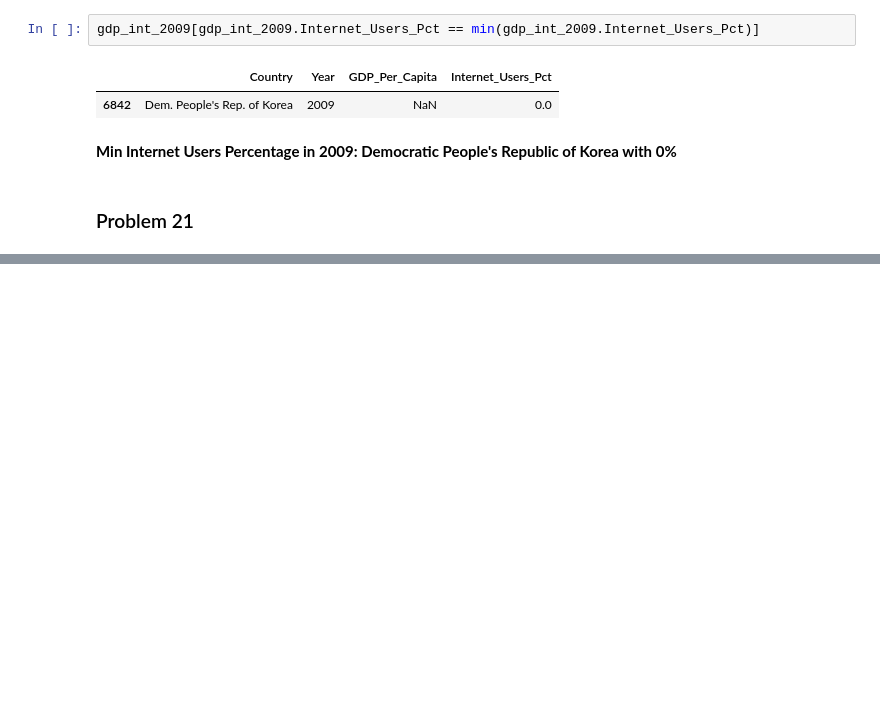
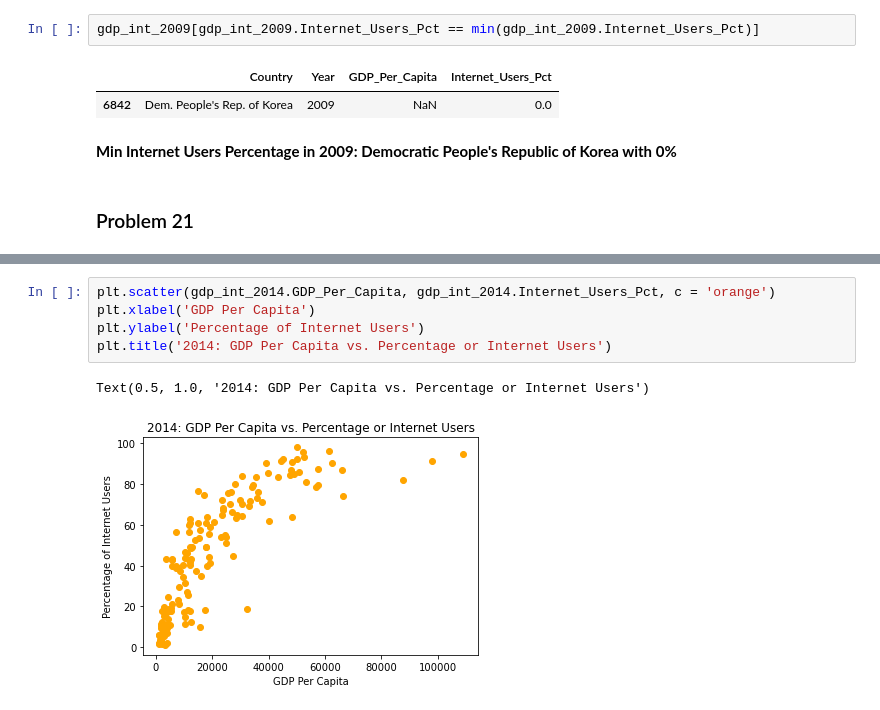
Before and after one commit to jrioross/UN_gdp_internet_python, a Jupyter notebook: notebooks/gdp_python_project_JRR.ipynb, the cells around one changed output, grey strips where cells are left out. Drawn from its saved outputs; the diff is of its cells as text; blank space fills up the shorter version.

```diff
--- a/notebooks/gdp_python_project_JRR.ipynb
+++ b/notebooks/gdp_python_project_JRR.ipynb
@@ -294,0 +332,8 @@ gdp_int_2009[gdp_int_2009.Internet_Users_Pct == min(gdp_int_2009.Internet_Users_
+# %%
+plt.scatter(gdp_int_2014.GDP_Per_Capita, gdp_int_2014.Internet_Users_Pct, c = 'orange')
+plt.xlabel('GDP Per Capita')
+plt.ylabel('Percentage of Internet Users')
+plt.title('2014: GDP Per Capita vs. Percentage or Internet Users')
+# %% [output]
+Text(0.5, 1.0, '2014: GDP Per Capita vs. Percentage or Internet Users')
+[figure, added]
```
Also changed, not shown: parts of 26 cells of this notebook.
